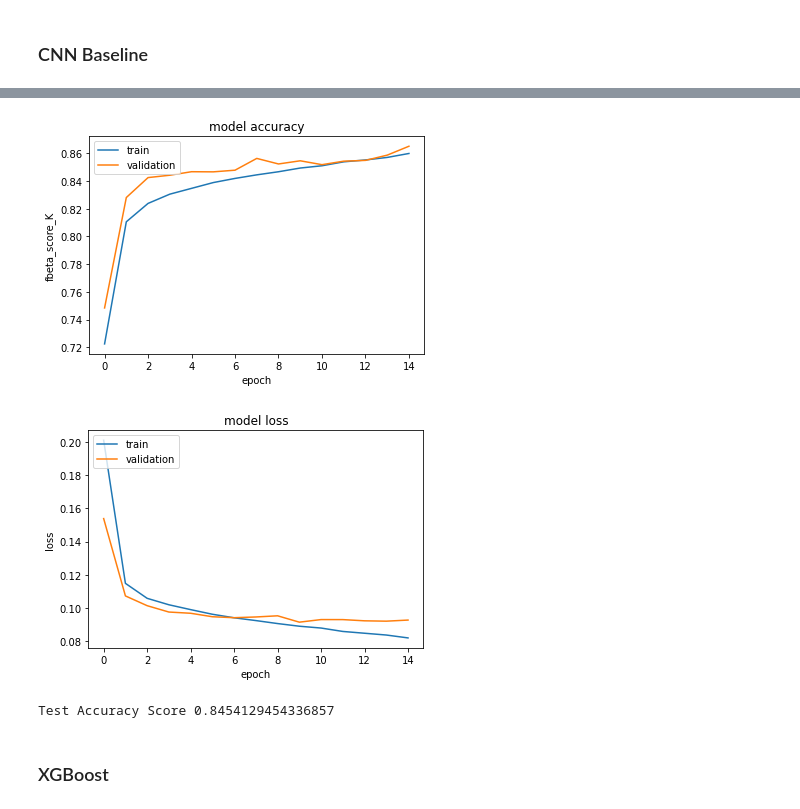
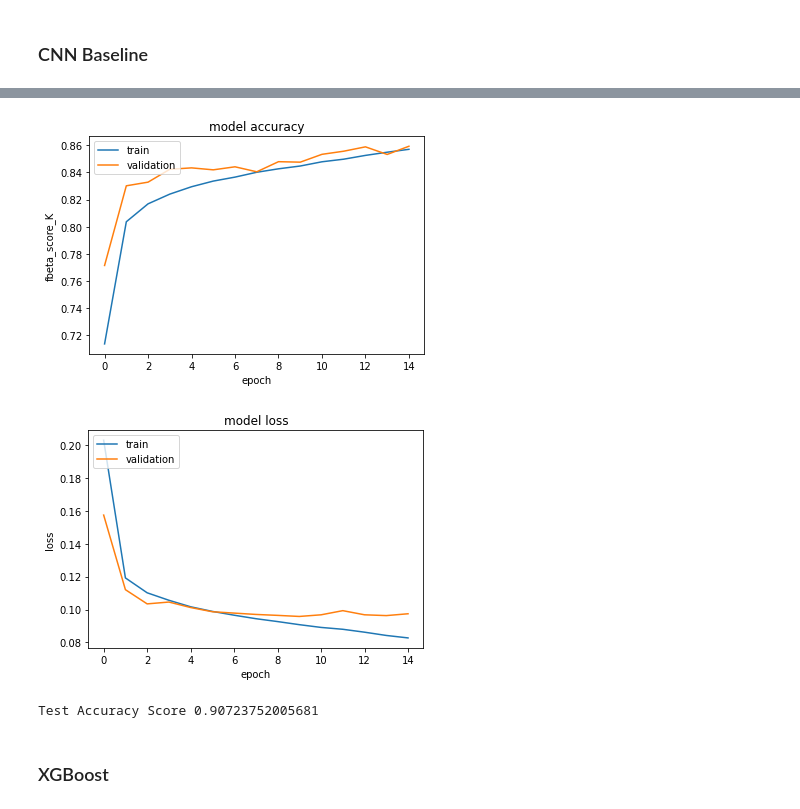
Before and after one commit to jihoonkim888/Amazon-Forest-Image-Classification, a Jupyter notebook: main.ipynb, the cells around one changed output, grey strips where cells are left out. Saved outputs shown, nothing was run; the diff lists cells and outputs as text; code cells hidden in the pictures.

```diff
--- a/main.ipynb
+++ b/main.ipynb
@@ -606,7 +745,7 @@ Test Accuracy Score 0.8396452396726498
 # %%
 train_generator, val_generator, test_generator = data_generator(X_train_files_o, y_train_o,0)
 
-model_path = 'CNN_F_weights' + '.h5'
+model_path = 'CNN_G_weights' + '.h5'
 
 
 adam = Adam(learning_rate=LR)
@@ -649,12 +788,12 @@ Epoch 15/30
 Epoch 00015: early stopping
 here dict_keys(['loss', 'fbeta_score_K', 'val_loss', 'val_fbeta_score_K', 'lr'])
 # %%
-plot(history.history,'CNN_F_train_history.csv')
+plot(history.history,'CNN_G_train_history.csv')
 print("Test Accuracy Score",calc_acc(y_pred,df_test))
 # %% [output]
-[figure, old version]
+[figure, new version]
-[figure, old version]
+[figure, new version]
-Test Accuracy Score 0.8454129454336857
+Test Accuracy Score 0.90723752005681
 # %% [markdown]
 ### XGBoost
 # %%
```
Also changed, not shown: parts of 36 cells of this notebook.
